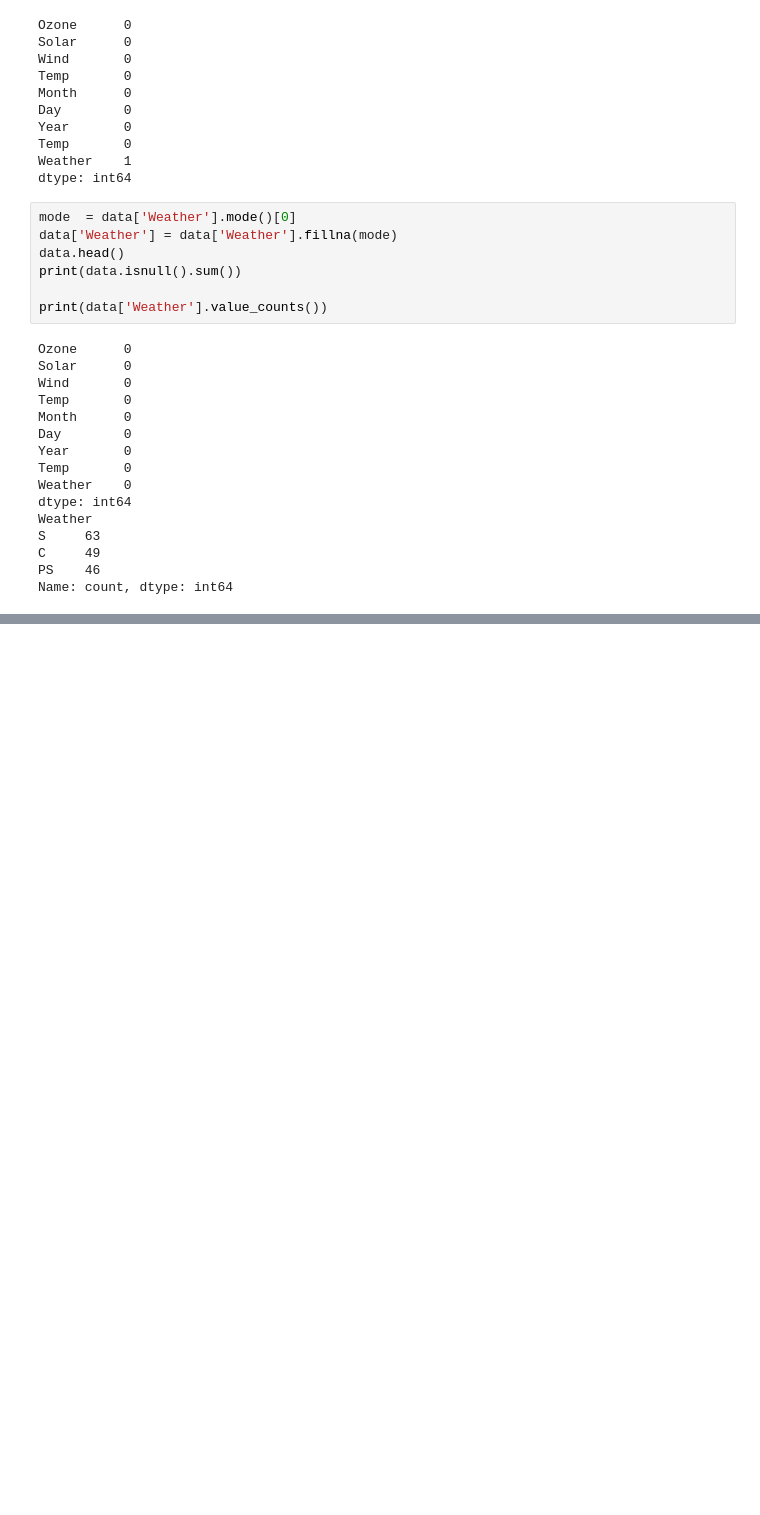
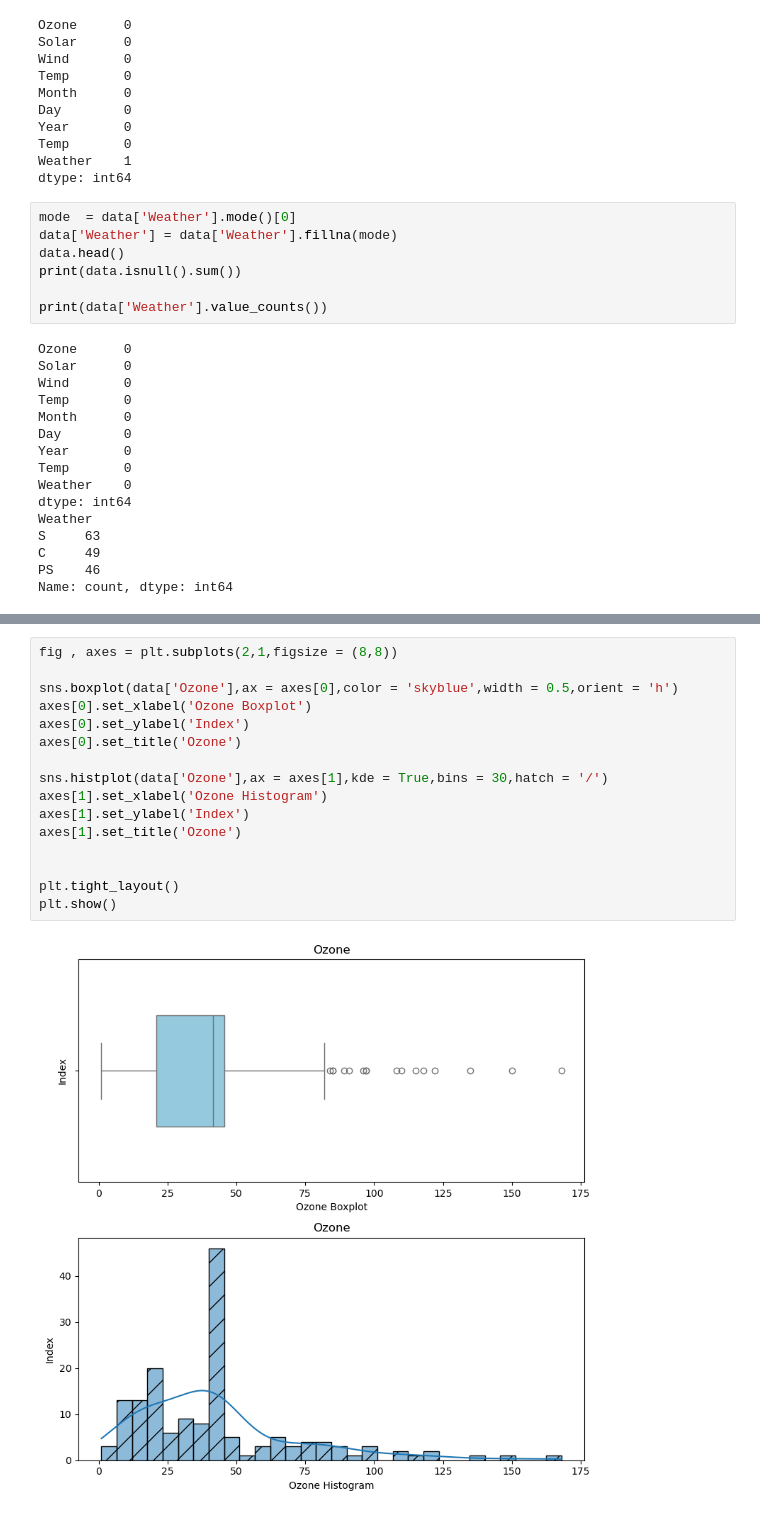
Before and after one commit to AbhinavAlluvada/DevProgram, a Jupyter notebook: Descriptive.ipynb, the cells around one changed output, grey strips where cells are left out. Saved outputs shown, nothing was run; the diff lists cells and outputs as text; blank space fills up the shorter version.

```diff
--- a/Descriptive.ipynb
+++ b/Descriptive.ipynb
@@ -183,0 +246,18 @@ Name: count, dtype: int64
+# %%
+fig , axes = plt.subplots(2,1,figsize = (8,8))
+
+sns.boxplot(data['Ozone'],ax = axes[0],color = 'skyblue',width = 0.5,orient = 'h')
+axes[0].set_xlabel('Ozone Boxplot')
+axes[0].set_ylabel('Index')
+axes[0].set_title('Ozone')
+
+sns.histplot(data['Ozone'],ax = axes[1],kde = True,bins = 30,hatch = '/')
+axes[1].set_xlabel('Ozone Histogram')
+axes[1].set_ylabel('Index')
+axes[1].set_title('Ozone')
+
+
+plt.tight_layout()
+plt.show()
+# %% [output]
+[figure, added]
```
Also changed, not shown: parts of 8 cells of this notebook.
